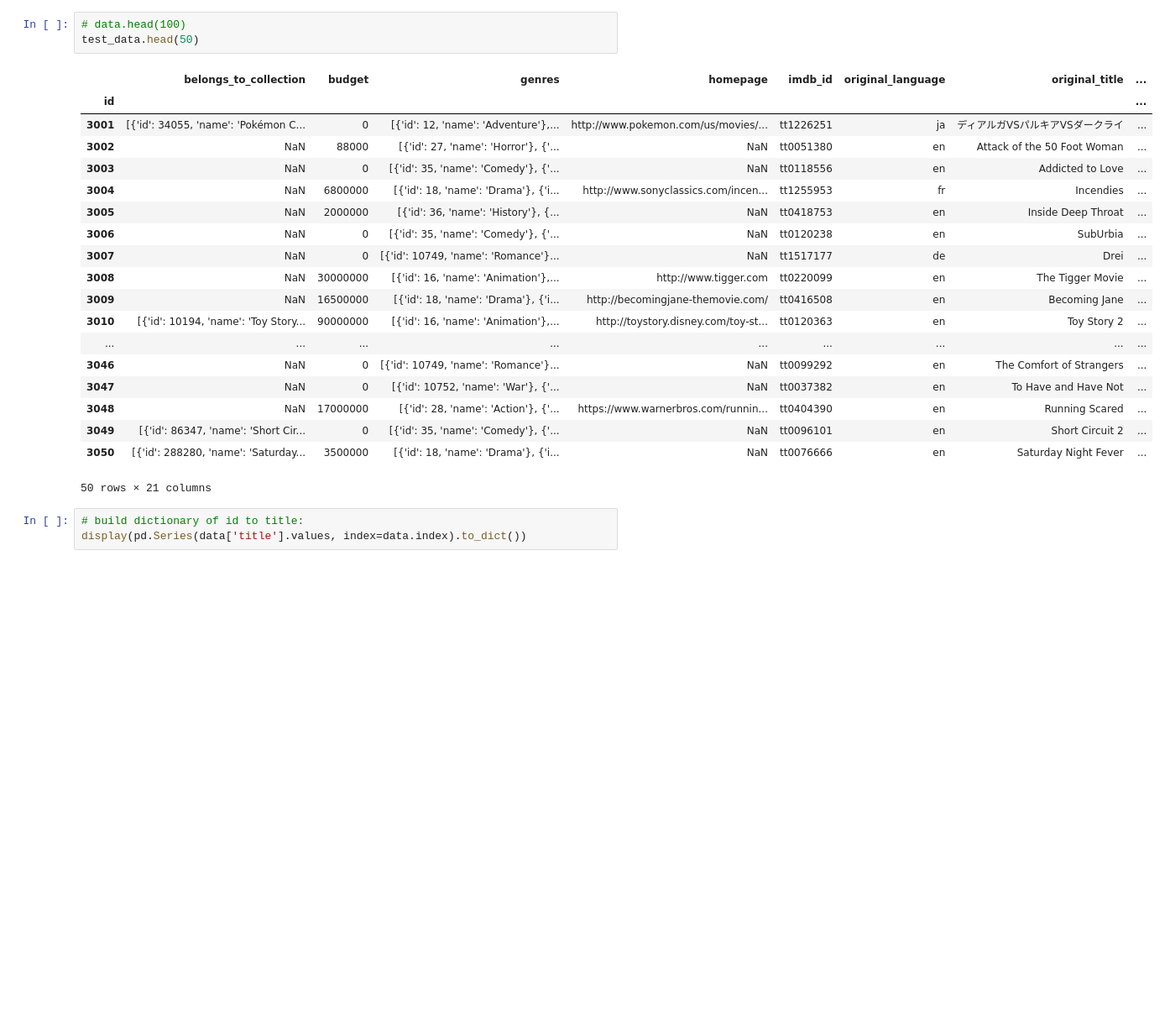
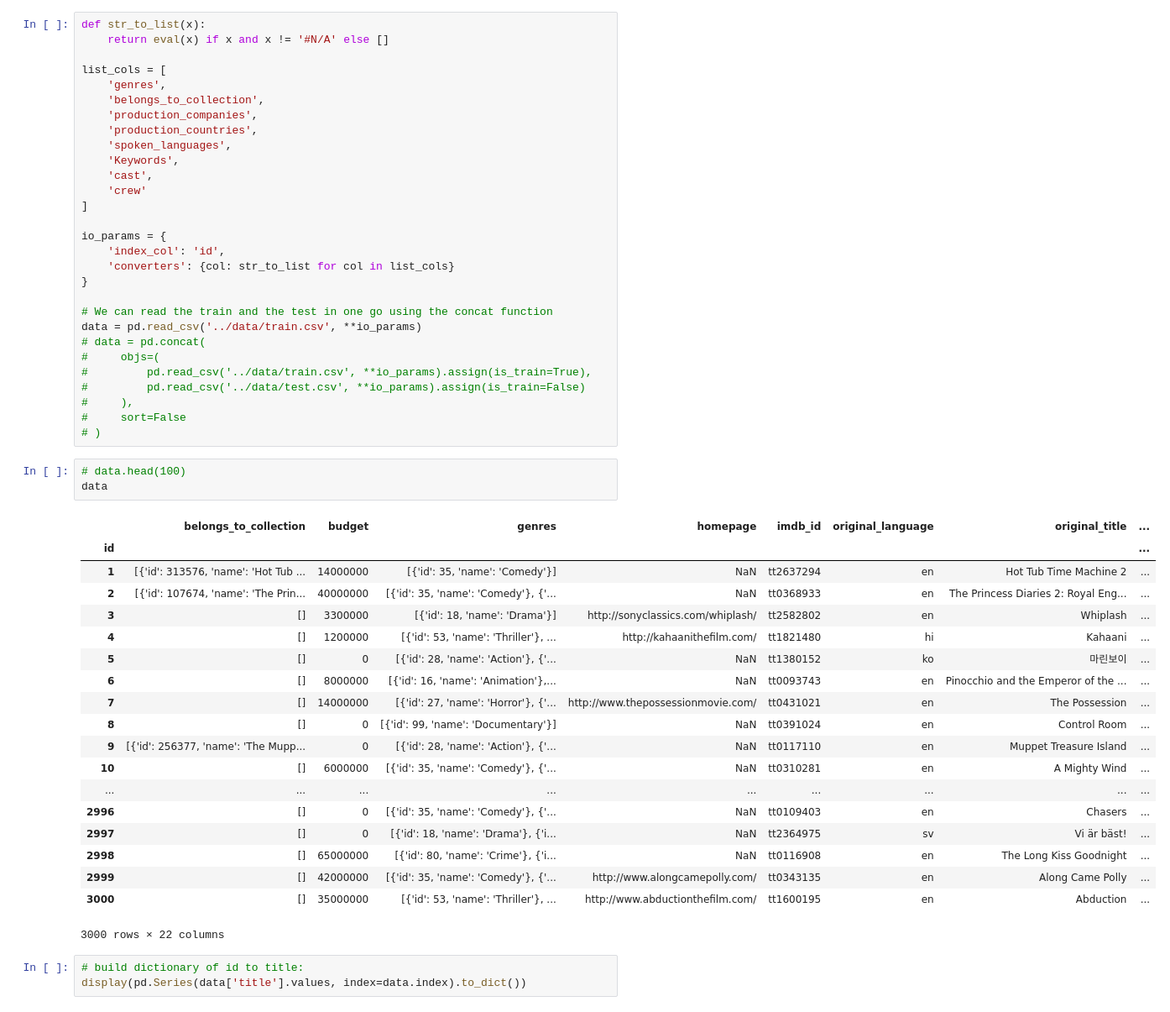
Before and after one commit to AmazingSean/kaggle_box_office, a Jupyter notebook: box_office_pred/src/src.ipynb, the cells around one changed output. Shown at 84% size. Saved outputs shown, nothing was run; the diff lists cells and outputs as text; blank space fills up the shorter version.

```diff
--- a/box_office_pred/src/src.ipynb
+++ b/box_office_pred/src/src.ipynb
@@ -16,26 +16,55 @@ test_data = pd.read_csv('../data/test.csv', index_col='id')
+# %%
+def str_to_list(x):
+    return eval(x) if x and x != '#N/A' else []
+
+list_cols = [
+    'genres',
+    'belongs_to_collection',
+    'production_companies',
+    'production_countries',
+    'spoken_languages',
+    'Keywords',
+    'cast',
+    'crew'
+]
+
+io_params = {
+    'index_col': 'id',
+    'converters': {col: str_to_list for col in list_cols}
+}
+
+# We can read the train and the test in one go using the concat function
+data = pd.read_csv('../data/train.csv', **io_params)
+# data = pd.concat(
+#     objs=(
+#         pd.read_csv('../data/train.csv', **io_params).assign(is_train=True),
+#         pd.read_csv('../data/test.csv', **io_params).assign(is_train=False)
+#     ),
+#     sort=False
+# )
 # %%
 # data.head(100)
-test_data.head(50)
+data
 # %% [output]
 |  | belongs_to_collection | budget | genres | homepage | imdb_id | original_language | original_title | ... |
 | id |  |  |  |  |  |  |  | ... |
-| 3001 | [{'id': 34055, 'name': 'Pokémon C... | 0 | [{'id': 12, 'name': 'Adventure'},... | http://www.pokemon.com/us/movies/... | tt1226251 | ja | ディアルガVSパルキアVSダークライ | ... |
-| 3002 | NaN | 88000 | [{'id': 27, 'name': 'Horror'}, {'... | NaN | tt0051380 | en | Attack of the 50 Foot Woman | ... |
-| 3003 | NaN | 0 | [{'id': 35, 'name': 'Comedy'}, {'... | NaN | tt0118556 | en | Addicted to Love | ... |
-| 3004 | NaN | 6800000 | [{'id': 18, 'name': 'Drama'}, {'i... | http://www.sonyclassics.com/incen... | tt1255953 | fr | Incendies | ... |
-| 3005 | NaN | 2000000 | [{'id': 36, 'name': 'History'}, {... | NaN | tt0418753 | en | Inside Deep Throat | ... |
-| 3006 | NaN | 0 | [{'id': 35, 'name': 'Comedy'}, {'... | NaN | tt0120238 | en | SubUrbia | ... |
-| 3007 | NaN | 0 | [{'id': 10749, 'name': 'Romance'}... | NaN | tt1517177 | de | Drei | ... |
-| 3008 | NaN | 30000000 | [{'id': 16, 'name': 'Animation'},... | http://www.tigger.com | tt0220099 | en | The Tigger Movie | ... |
-| 3009 | NaN | 16500000 | [{'id': 18, 'name': 'Drama'}, {'i... | http://becomingjane-themovie.com/ | tt0416508 | en | Becoming Jane | ... |
-| 3010 | [{'id': 10194, 'name': 'Toy Story... | 90000000 | [{'id': 16, 'name': 'Animation'},... | http://toystory.disney.com/toy-st... | tt0120363 | en | Toy Story 2 | ... |
+| 1 | [{'id': 313576, 'name': 'Hot Tub ... | 14000000 | [{'id': 35, 'name': 'Comedy'}] | NaN | tt2637294 | en | Hot Tub Time Machine 2 | ... |
+| 2 | [{'id': 107674, 'name': 'The Prin... | 40000000 | [{'id': 35, 'name': 'Comedy'}, {'... | NaN | tt0368933 | en | The Princess Diaries 2: Royal Eng... | ... |
+| 3 | [] | 3300000 | [{'id': 18, 'name': 'Drama'}] | http://sonyclassics.com/whiplash/ | tt2582802 | en | Whiplash | ... |
+| 4 | [] | 1200000 | [{'id': 53, 'name': 'Thriller'}, ... | http://kahaanithefilm.com/ | tt1821480 | hi | Kahaani | ... |
+| 5 | [] | 0 | [{'id': 28, 'name': 'Action'}, {'... | NaN | tt1380152 | ko | 마린보이 | ... |
+| 6 | [] | 8000000 | [{'id': 16, 'name': 'Animation'},... | NaN | tt0093743 | en | Pinocchio and the Emperor of the ... | ... |
+| 7 | [] | 14000000 | [{'id': 27, 'name': 'Horror'}, {'... | http://www.thepossessionmovie.com/ | tt0431021 | en | The Possession | ... |
+| 8 | [] | 0 | [{'id': 99, 'name': 'Documentary'}] | NaN | tt0391024 | en | Control Room | ... |
+| 9 | [{'id': 256377, 'name': 'The Mupp... | 0 | [{'id': 28, 'name': 'Action'}, {'... | NaN | tt0117110 | en | Muppet Treasure Island | ... |
+| 10 | [] | 6000000 | [{'id': 35, 'name': 'Comedy'}, {'... | NaN | tt0310281 | en | A Mighty Wind | ... |
 | ... | ... | ... | ... | ... | ... | ... | ... | ... |
-| 3046 | NaN | 0 | [{'id': 10749, 'name': 'Romance'}... | NaN | tt0099292 | en | The Comfort of Strangers | ... |
-| 3047 | NaN | 0 | [{'id': 10752, 'name': 'War'}, {'... | NaN | tt0037382 | en | To Have and Have Not | ... |
-| 3048 | NaN | 17000000 | [{'id': 28, 'name': 'Action'}, {'... | https://www.warnerbros.com/runnin... | tt0404390 | en | Running Scared | ... |
-| 3049 | [{'id': 86347, 'name': 'Short Cir... | 0 | [{'id': 35, 'name': 'Comedy'}, {'... | NaN | tt0096101 | en | Short Circuit 2 | ... |
-| 3050 | [{'id': 288280, 'name': 'Saturday... | 3500000 | [{'id': 18, 'name': 'Drama'}, {'i... | NaN | tt0076666 | en | Saturday Night Fever | ... |
+| 2996 | [] | 0 | [{'id': 35, 'name': 'Comedy'}, {'... | NaN | tt0109403 | en | Chasers | ... |
+| 2997 | [] | 0 | [{'id': 18, 'name': 'Drama'}, {'i... | NaN | tt2364975 | sv | Vi är bäst! | ... |
+| 2998 | [] | 65000000 | [{'id': 80, 'name': 'Crime'}, {'i... | NaN | tt0116908 | en | The Long Kiss Goodnight | ... |
+| 2999 | [] | 42000000 | [{'id': 35, 'name': 'Comedy'}, {'... | http://www.alongcamepolly.com/ | tt0343135 | en | Along Came Polly | ... |
+| 3000 | [] | 35000000 | [{'id': 53, 'name': 'Thriller'}, ... | http://www.abductionthefilm.com/ | tt1600195 | en | Abduction | ... |
-50 rows × 21 columns
+3000 rows × 22 columns
 # %%
 # build dictionary of id to title:
 display(pd.Series(data['title'].values, index=data.index).to_dict())
```
Also changed, not shown: parts of 11 cells of this notebook.
